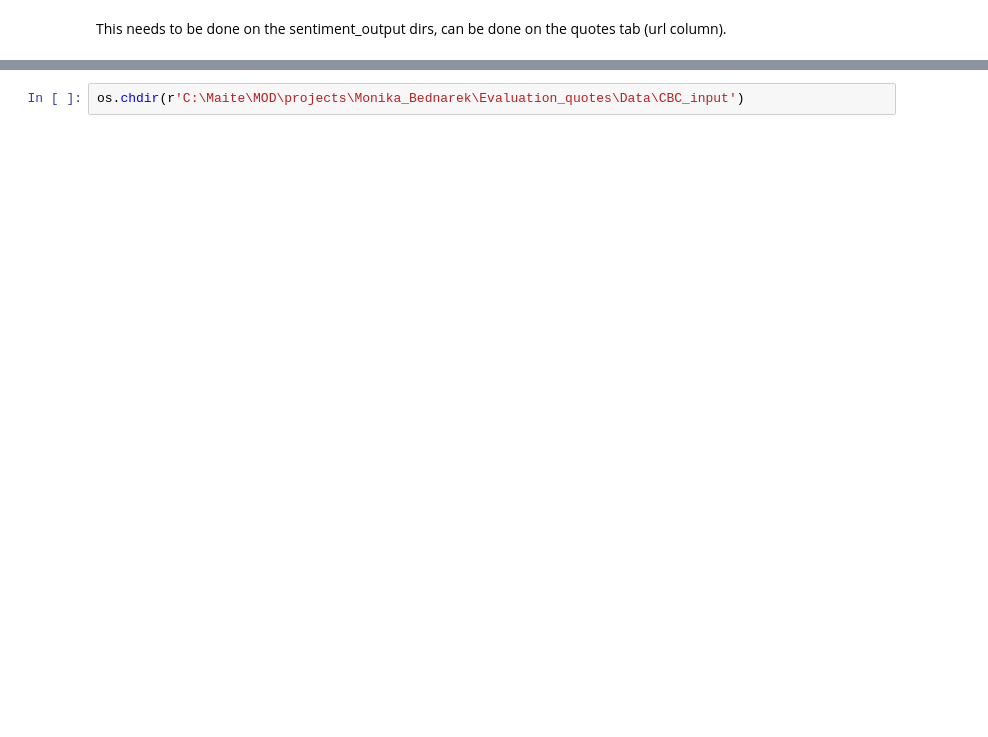
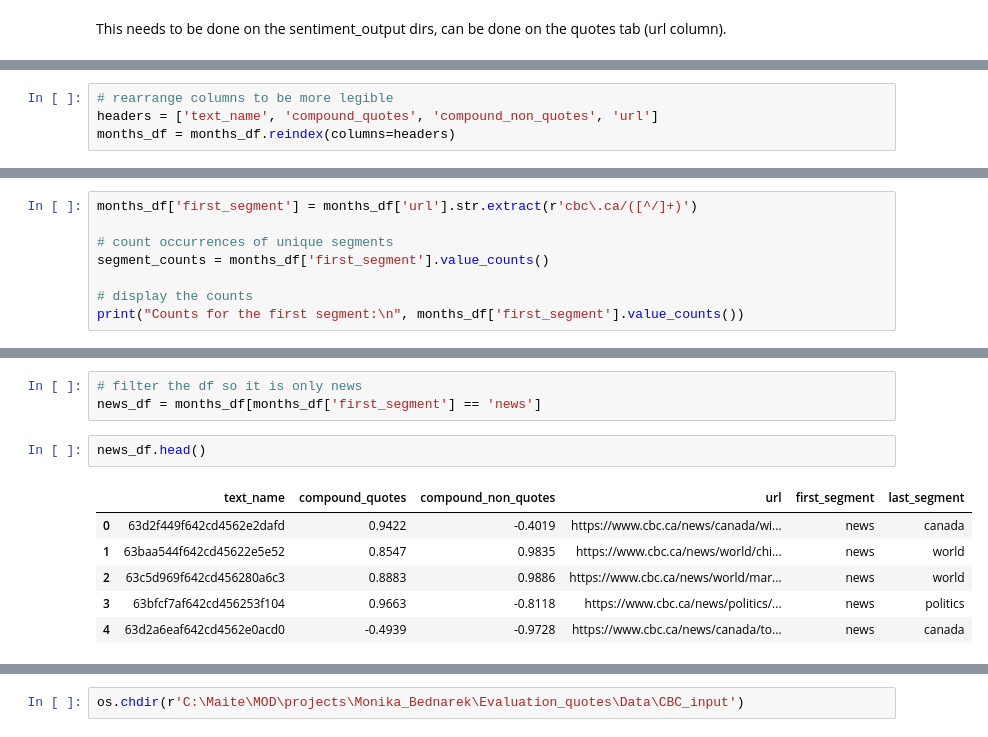
Before and after one commit to sfu-discourse-lab/Evaluation_quotes, a Jupyter notebook: classify_urls.ipynb, the cells around one changed output, grey strips where cells are left out. Cells and saved outputs as stored; diff of their text form; blank space fills up the shorter version.

```diff
--- a/classify_urls.ipynb
+++ b/classify_urls.ipynb
@@ -41,0 +117,4 @@ This needs to be done on the sentiment_output dirs, can be done on the quotes ta
+# %%
+# rearrange columns to be more legible
+headers = ['text_name', 'compound_quotes', 'compound_non_quotes', 'url']
+months_df = months_df.reindex(columns=headers)
@@ -41,0 +133,8 @@ This needs to be done on the sentiment_output dirs, can be done on the quotes ta
+# %%
+months_df['first_segment'] = months_df['url'].str.extract(r'cbc\.ca/([^/]+)')
+
+# count occurrences of unique segments
+segment_counts = months_df['first_segment'].value_counts()
+
+# display the counts
+print("Counts for the first segment:\n", months_df['first_segment'].value_counts())
@@ -41,0 +225,12 @@ This needs to be done on the sentiment_output dirs, can be done on the quotes ta
+# %%
+# filter the df so it is only news
+news_df = months_df[months_df['first_segment'] == 'news']
+# %%
+news_df.head()
+# %% [output]
+|  | text_name | compound_quotes | compound_non_quotes | url | first_segment | last_segment |
+| 0 | 63d2f449f642cd4562e2dafd | 0.9422 | -0.4019 | https://www.cbc.ca/news/canada/wi... | news | canada |
+| 1 | 63baa544f642cd45622e5e52 | 0.8547 | 0.9835 | https://www.cbc.ca/news/world/chi... | news | world |
+| 2 | 63c5d969f642cd456280a6c3 | 0.8883 | 0.9886 | https://www.cbc.ca/news/world/mar... | news | world |
+| 3 | 63bfcf7af642cd456253f104 | 0.9663 | -0.8118 | https://www.cbc.ca/news/politics/... | news | politics |
+| 4 | 63d2a6eaf642cd4562e0acd0 | -0.4939 | -0.9728 | https://www.cbc.ca/news/canada/to... | news | canada |
```
Also changed, not shown: parts of 44 cells of this notebook, 2 other files.
